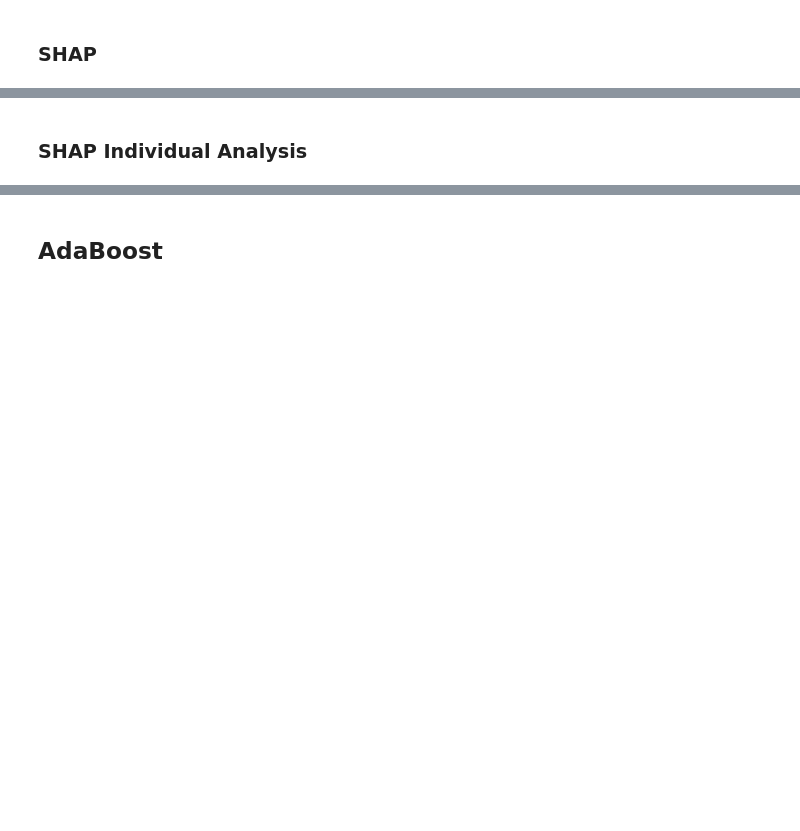
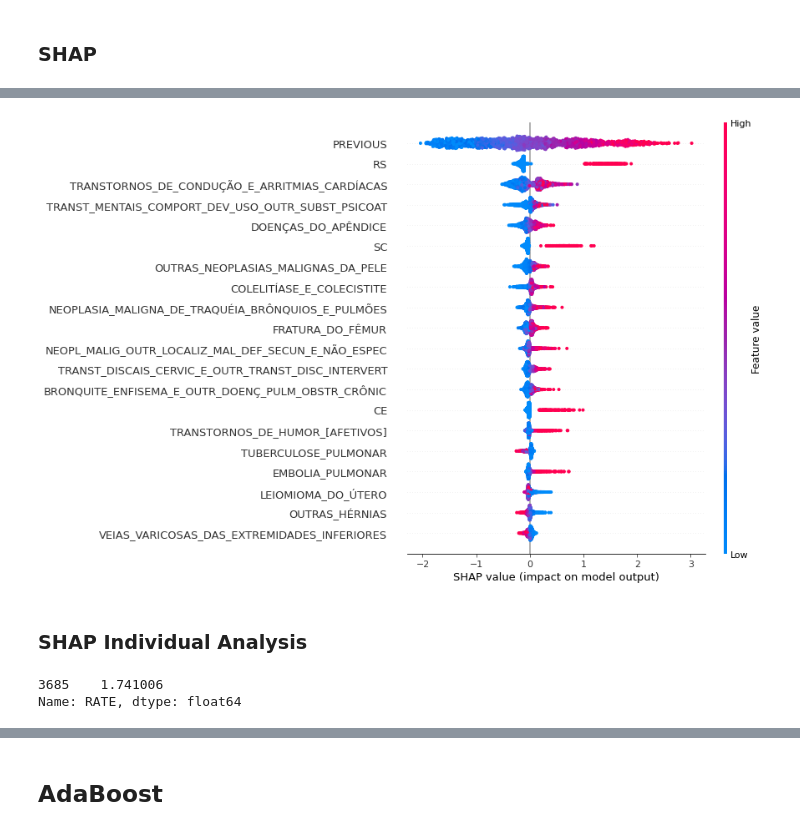
Before and after one commit to pypas/suicities-datasus, a Jupyter notebook: Models/Regression/regression_models.ipynb, the cells around one changed output, grey strips where cells are left out. Cells and saved outputs as stored; diff of their text form; code cells hidden in the pictures; blank space fills up the shorter version.

```diff
--- a/Models/Regression/regression_models.ipynb
+++ b/Models/Regression/regression_models.ipynb
@@ -73,7 +73,7 @@ columns.append("MUNCOD")
 disease_list = []
 
 for file in all_files:
-    file_name = file.split("\\")[-1]
+    file_name = file.split("/")[-1]
     disease = file_name.split(".csv")[0]
     disease_df = pd.read_csv(file, sep=',', index_col=0)
     if(set(disease_df.columns) == set(columns)):
@@ -480,9 +459,11 @@ print(pd.DataFrame({"Feature": X_train.columns, "Importance": importance}).sort_
 # %%
 explainer = shap.TreeExplainer(regressor)
 
 shap_values = explainer.shap_values(X_test)
 
-shap.summary_plot(shap_values[1], X_test)
+shap.summary_plot(shap_values, X_test)
+# %% [output]
+[figure, added]
 # %% [markdown]
 ### SHAP Individual Analysis
 # %%
@@ -493,5 +474,8 @@ data_for_prediction_array = data_for_prediction.values.reshape(1, -1)
 
 explainer = shap.TreeExplainer(regressor)
 shap_values = explainer.shap_values(data_for_prediction)
+# %% [output]
+3685    1.741006
+Name: RATE, dtype: float64
 # %%
 shap.initjs()
```
Also changed, not shown: parts of 20 cells of this notebook.
